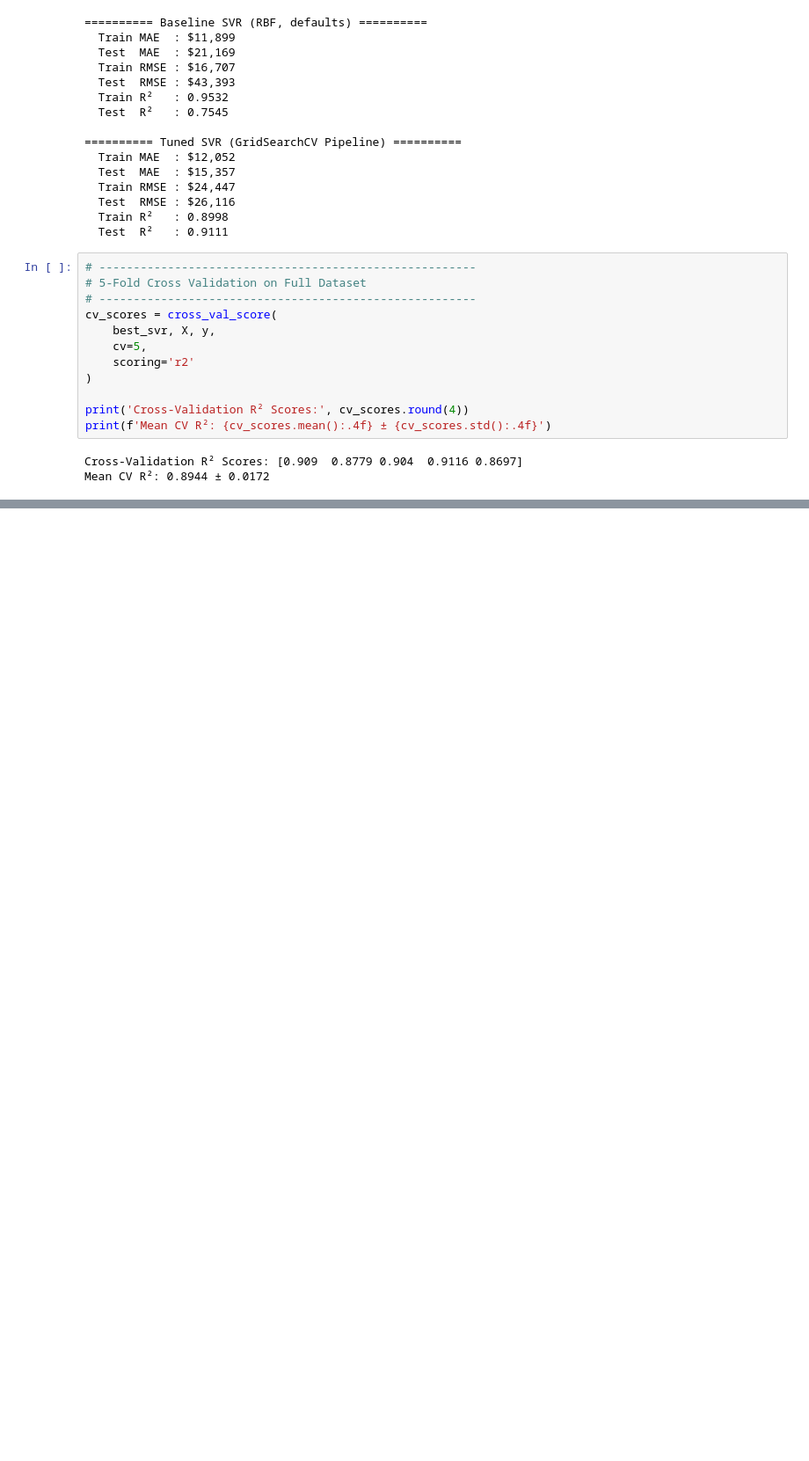
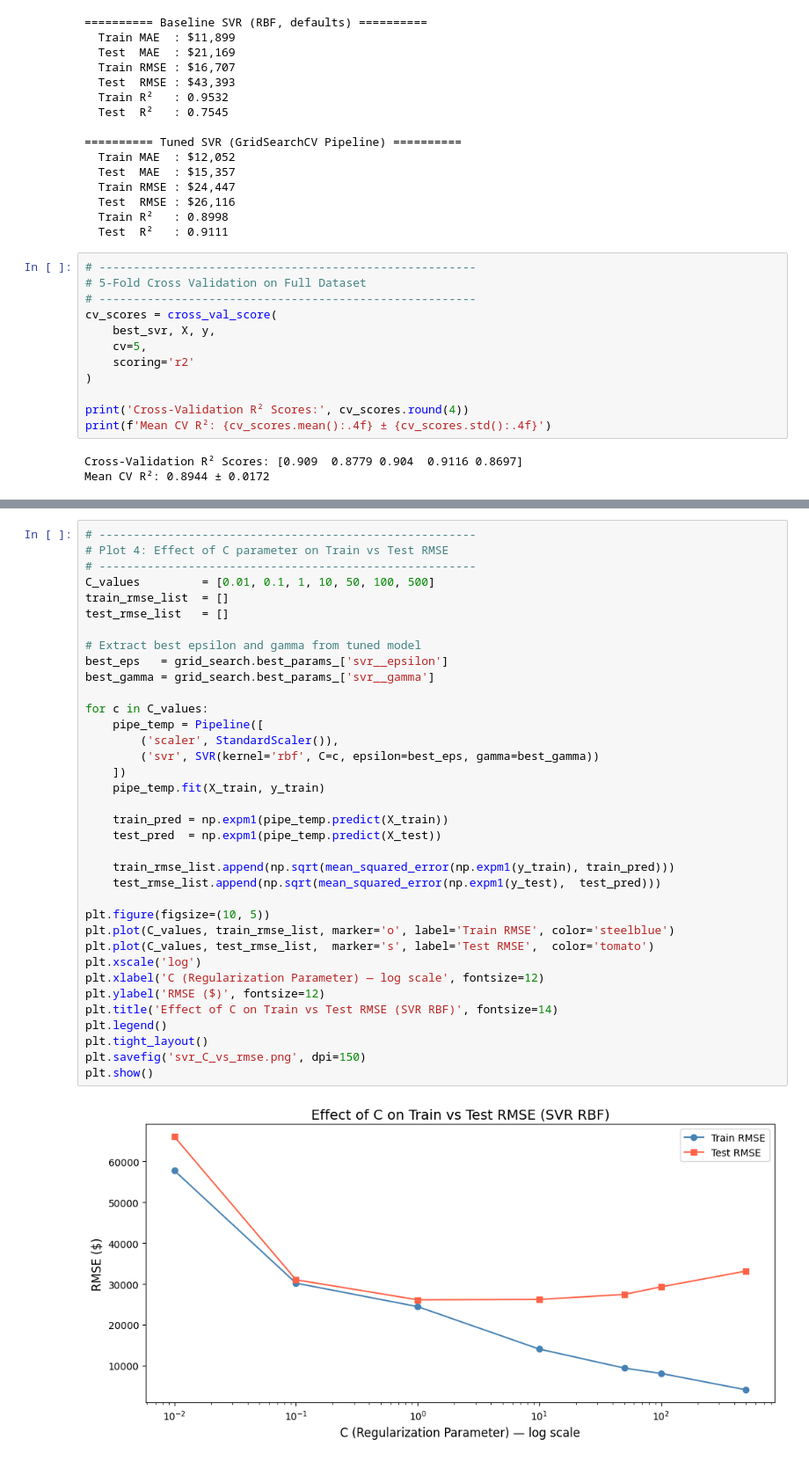
Before and after one commit to SandaminiI/House-Price-Prediction, a Jupyter notebook: notebooks/svr/svr_house_prices.ipynb, the cells around one changed output, grey strips where cells are left out. Shown at 88% size. Saved outputs shown, nothing was run; the diff lists cells and outputs as text; blank space fills up the shorter version.

```diff
--- a/notebooks/svr/svr_house_prices.ipynb
+++ b/notebooks/svr/svr_house_prices.ipynb
@@ -433,0 +504,38 @@ Mean CV R²: 0.8944 ± 0.0172
+# %%
+# -------------------------------------------------------
+# Plot 4: Effect of C parameter on Train vs Test RMSE
+# -------------------------------------------------------
+C_values         = [0.01, 0.1, 1, 10, 50, 100, 500]
+train_rmse_list  = []
+test_rmse_list   = []
+
+# Extract best epsilon and gamma from tuned model
+best_eps   = grid_search.best_params_['svr__epsilon']
+best_gamma = grid_search.best_params_['svr__gamma']
+
+for c in C_values:
+    pipe_temp = Pipeline([
+        ('scaler', StandardScaler()),
+        ('svr', SVR(kernel='rbf', C=c, epsilon=best_eps, gamma=best_gamma))
+    ])
+    pipe_temp.fit(X_train, y_train)
+
+    train_pred = np.expm1(pipe_temp.predict(X_train))
+    test_pred  = np.expm1(pipe_temp.predict(X_test))
+
+    train_rmse_list.append(np.sqrt(mean_squared_error(np.expm1(y_train), train_pred)))
+    test_rmse_list.append(np.sqrt(mean_squared_error(np.expm1(y_test),  test_pred)))
+
+plt.figure(figsize=(10, 5))
+plt.plot(C_values, train_rmse_list, marker='o', label='Train RMSE', color='steelblue')
+plt.plot(C_values, test_rmse_list,  marker='s', label='Test RMSE',  color='tomato')
+plt.xscale('log')
+plt.xlabel('C (Regularization Parameter) — log scale', fontsize=12)
+plt.ylabel('RMSE ($)', fontsize=12)
+plt.title('Effect of C on Train vs Test RMSE (SVR RBF)', fontsize=14)
+plt.legend()
+plt.tight_layout()
+plt.savefig('svr_C_vs_rmse.png', dpi=150)
+plt.show()
+# %% [output]
+[figure, added]
```
Also changed, not shown: parts of 5 cells of this notebook, 5 other files.
